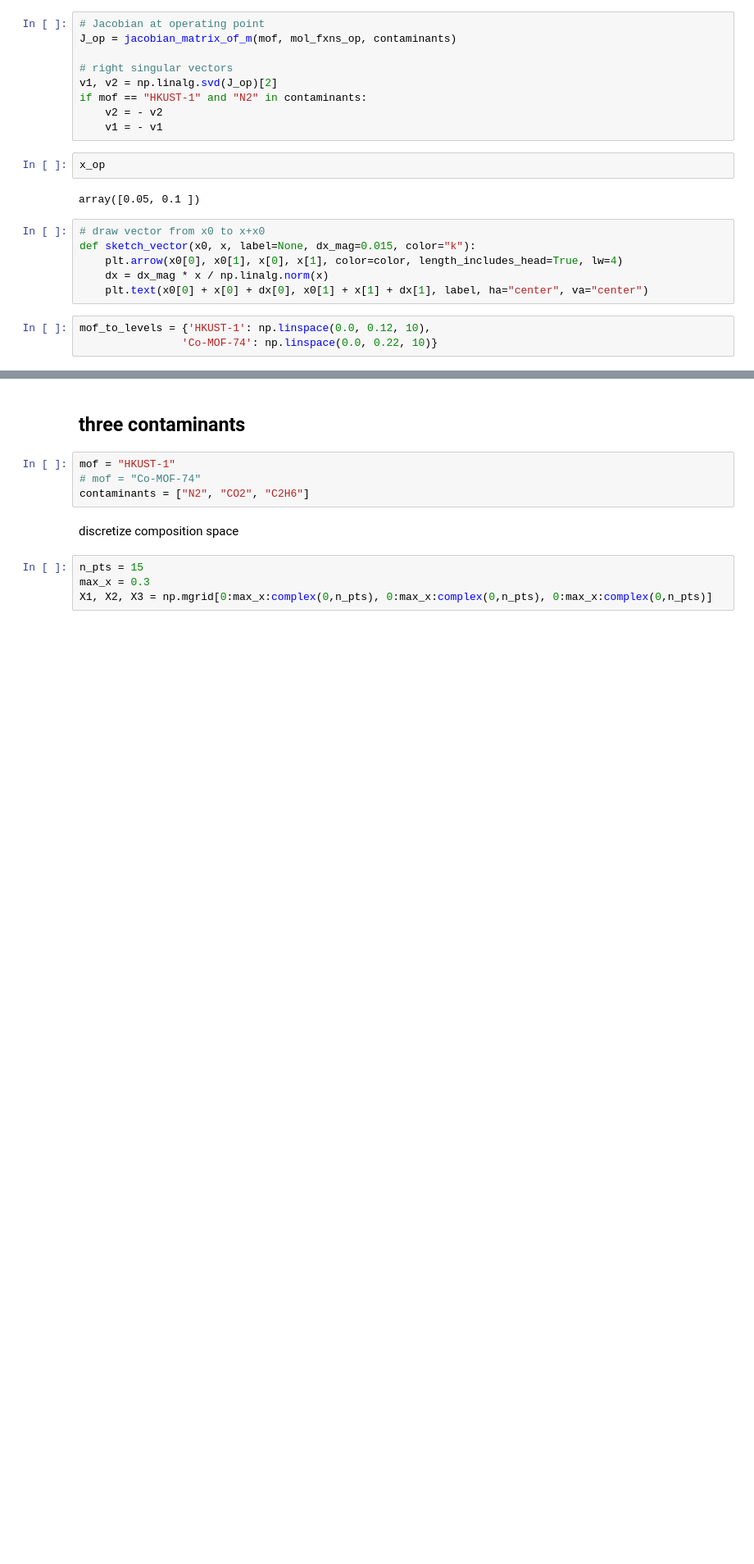
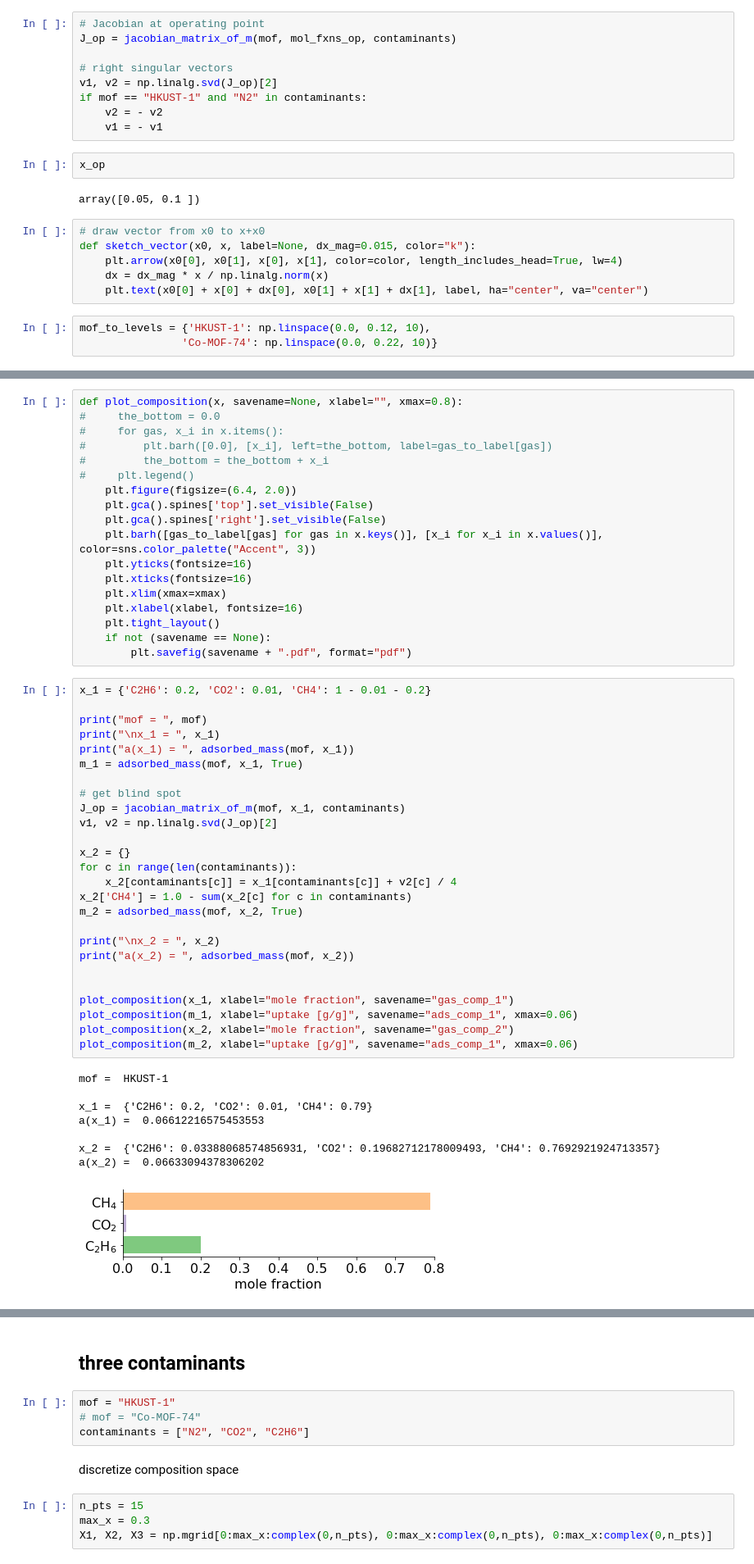
Before and after one commit to SimonEnsemble/unresponsive_directions_in_sensors, a Jupyter notebook: IAST.ipynb, the cells around one changed output, grey strips where cells are left out. Shown at 82% size. Saved outputs shown, nothing was run; the diff lists cells and outputs as text; blank space fills up the shorter version.

```diff
--- a/IAST.ipynb
+++ b/IAST.ipynb
@@ -318,0 +329,53 @@ plt.savefig(mof + "_" + contaminants[0] + "_" + contaminants[1] + ".pdf", format
+# %%
+def plot_composition(x, savename=None, xlabel="", xmax=0.8):
+#     the_bottom = 0.0
+#     for gas, x_i in x.items():
+#         plt.barh([0.0], [x_i], left=the_bottom, label=gas_to_label[gas])
+#         the_bottom = the_bottom + x_i
+#     plt.legend()
+    plt.figure(figsize=(6.4, 2.0))
+    plt.gca().spines['top'].set_visible(False)
+    plt.gca().spines['right'].set_visible(False)
+    plt.barh([gas_to_label[gas] for gas in x.keys()], [x_i for x_i in x.values()], color=sns.color_palette("Accent", 3))
+    plt.yticks(fontsize=16)
+    plt.xticks(fontsize=16)
+    plt.xlim(xmax=xmax)
+    plt.xlabel(xlabel, fontsize=16)
+    plt.tight_layout()
+    if not (savename == None):
+        plt.savefig(savename + ".pdf", format="pdf")
+# %%
+x_1 = {'C2H6': 0.2, 'CO2': 0.01, 'CH4': 1 - 0.01 - 0.2}
+
+print("mof = ", mof)
+print("\nx_1 = ", x_1)
+print("a(x_1) = ", adsorbed_mass(mof, x_1))
+m_1 = adsorbed_mass(mof, x_1, True)
+
+# get blind spot
+J_op = jacobian_matrix_of_m(mof, x_1, contaminants)
+v1, v2 = np.linalg.svd(J_op)[2]
+
+x_2 = {}
+for c in range(len(contaminants)):
+    x_2[contaminants[c]] = x_1[contaminants[c]] + v2[c] / 4
+x_2['CH4'] = 1.0 - sum(x_2[c] for c in contaminants)
+m_2 = adsorbed_mass(mof, x_2, True)
+
+print("\nx_2 = ", x_2)
+print("a(x_2) = ", adsorbed_mass(mof, x_2))
+
+
+plot_composition(x_1, xlabel="mole fraction", savename="gas_comp_1")
+plot_composition(m_1, xlabel="uptake [g/g]", savename="ads_comp_1", xmax=0.06)
+plot_composition(x_2, xlabel="mole fraction", savename="gas_comp_2")
+plot_composition(m_2, xlabel="uptake [g/g]", savename="ads_comp_1", xmax=0.06)
+# %% [output]
+mof =  HKUST-1
+
+x_1 =  {'C2H6': 0.2, 'CO2': 0.01, 'CH4': 0.79}
+a(x_1) =  0.06612216575453553
+
+x_2 =  {'C2H6': 0.03388068574856931, 'CO2': 0.19682712178009493, 'CH4': 0.7692921924713357}
+a(x_2) =  0.06633094378306202
+[figure, added]
```
Also changed, not shown: parts of 8 cells of this notebook.
